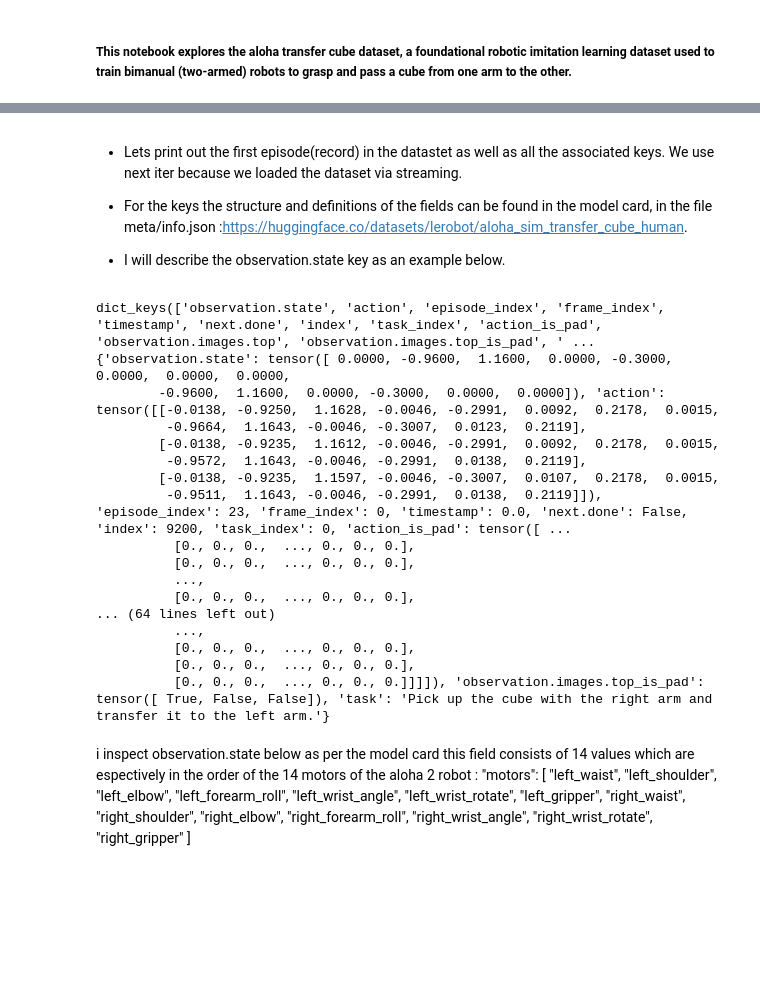
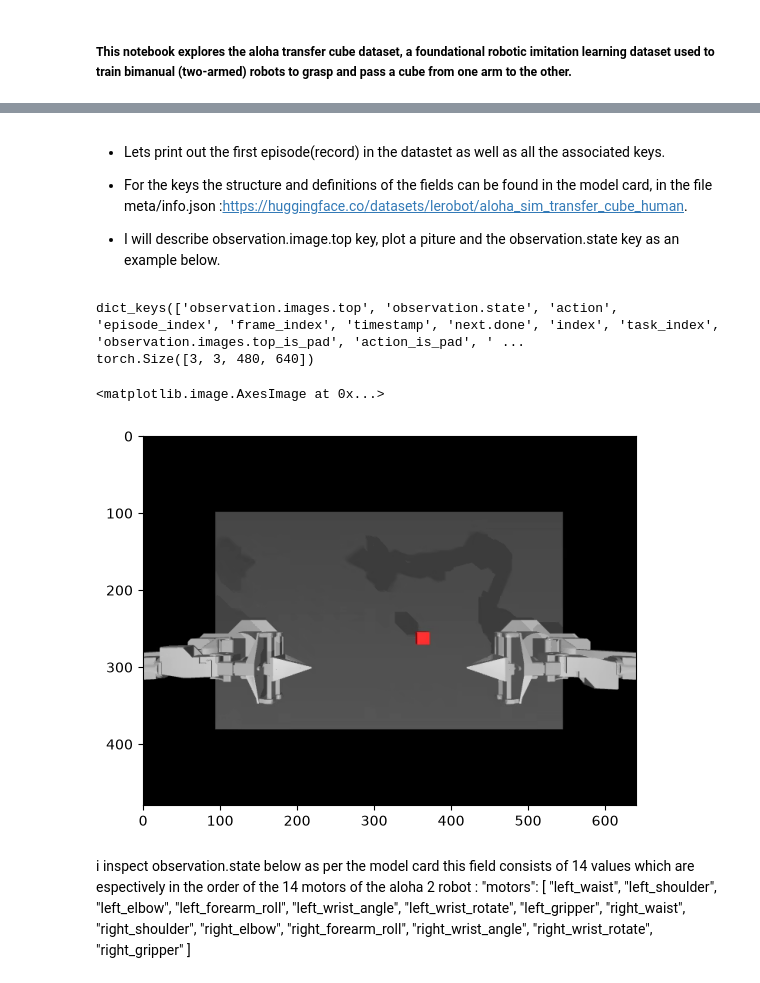
Before and after one commit to KiishiAD/robot-learning-data-engineering, a Jupyter notebook: intro-to-robot-learning/aloha_transfer_cube_dataset.ipynb, the cells around one changed output, grey strips where cells are left out. Saved outputs shown, nothing was run; the diff lists cells and outputs as text; code cells hidden in the pictures; blank space fills up the shorter version.

Commit message:
showed image and observation states for 14 joints

```diff
--- a/intro-to-robot-learning/aloha_transfer_cube_dataset.ipynb
+++ b/intro-to-robot-learning/aloha_transfer_cube_dataset.ipynb
@@ -3,11 +3,11 @@ Refer to docs on loading datasets - https://huggingface.co/docs/lerobot/en/lerob
 # %% [markdown]
 ##### This notebook explores the aloha transfer cube dataset, a foundational robotic imitation learning dataset used to train bimanual (two-armed) robots to grasp and pass a cube from one arm to the other.
 # %%
-from lerobot.datasets import StreamingLeRobotDataset
+from lerobot.datasets import LeRobotDataset
 
 
 repo_id = "lerobot/aloha_sim_transfer_cube_human"
-dataset = StreamingLeRobotDataset(repo_id, buffer_size=1,delta_timestamps= {
+dataset = LeRobotDataset(repo_id,delta_timestamps= {
     "observation.images.top": [-0.2,0.1,0.0], "action": [0.0,0.1,0.2]
 })  # streams directly from the Hub
 # %% [output]
@@ -16,32 +15,25 @@ Warning: You are sending unauthenticated requests to the HF Hub. Please set a HF
 WARNING:huggingface_hub.utils._http:Warning: You are sending unauthenticated requests to the HF Hub. Please set a HF_TOKEN to enable higher rate limits and faster downloads.
 # %% [markdown]
-- Lets print out the first episode(record) in the datastet as well as all the associated keys. We use next iter because we loaded the dataset via streaming.
+- Lets print out the first episode(record) in the datastet as well as all the associated keys.
 - For the keys the structure and definitions of the fields can be found in the model card, in the file meta/info.json :https://huggingface.co/datasets/lerobot/aloha_sim_transfer_cube_human.
 
-- I will describe the observation.state key as an example below.
+- I will describe observation.image.top key, plot a piture and the observation.state key as an example below.
-# %%
-first_episode = next(iter(dataset))
-
-print(first_episode.keys())
-print(first_episode)
-# %% [output]
-dict_keys(['observation.state', 'action', 'episode_index', 'frame_index', 'timestamp', 'next.done', 'index', 'task_index', 'action_is_pad', 'observation.images.top', 'observation.images.top_is_pad', ' ...
-{'observation.state': tensor([ 0.0000, -0.9600,  1.1600,  0.0000, -0.3000,  0.0000,  0.0000,  0.0000,
-        -0.9600,  1.1600,  0.0000, -0.3000,  0.0000,  0.0000]), 'action': tensor([[-0.0138, -0.9250,  1.1628, -0.0046, -0.2991,  0.0092,  0.2178,  0.0015,
-         -0.9664,  1.1643, -0.0046, -0.3007,  0.0123,  0.2119],
-        [-0.0138, -0.9235,  1.1612, -0.0046, -0.2991,  0.0092,  0.2178,  0.0015,
-         -0.9572,  1.1643, -0.0046, -0.2991,  0.0138,  0.2119],
-        [-0.0138, -0.9235,  1.1597, -0.0046, -0.3007,  0.0107,  0.2178,  0.0015,
-         -0.9511,  1.1643, -0.0046, -0.2991,  0.0138,  0.2119]]), 'episode_index': 23, 'frame_index': 0, 'timestamp': 0.0, 'next.done': False, 'index': 9200, 'task_index': 0, 'action_is_pad': tensor([ ...
-          [0., 0., 0.,  ..., 0., 0., 0.],
-          [0., 0., 0.,  ..., 0., 0., 0.],
-          ...,
-          [0., 0., 0.,  ..., 0., 0., 0.],
-... (64 lines left out)
-          ...,
-          [0., 0., 0.,  ..., 0., 0., 0.],
-          [0., 0., 0.,  ..., 0., 0., 0.],
-          [0., 0., 0.,  ..., 0., 0., 0.]]]]), 'observation.images.top_is_pad': tensor([ True, False, False]), 'task': 'Pick up the cube with the right arm and transfer it to the left arm.'}
+# %%
+print(dataset[0].keys())  # Print the keys of the first sample in the dataset
+print(dataset[0]["observation.images.top"].shape)  # Print the shape of the top camera images
+# %% [output]
+dict_keys(['observation.images.top', 'observation.state', 'action', 'episode_index', 'frame_index', 'timestamp', 'next.done', 'index', 'task_index', 'observation.images.top_is_pad', 'action_is_pad', ' ...
+torch.Size([3, 3, 480, 640])
+# %%
+from matplotlib import pyplot as plt
+
+images  = dataset[0]["observation.images.top"]
+current_image = images[-1].permute(1, 2, 0).cpu().numpy()
+
+plt.imshow(current_image)
+# %% [output]
+<matplotlib.image.AxesImage at 0x...>
+[figure, added]
 # %% [markdown]
 i inspect observation.state below as per the model card this field consists of 14 values which are espectively in the order of the 14 motors of the aloha 2 robot : "motors": [
                     "left_waist",
```
Also changed, not shown: parts of 3 cells of this notebook.
